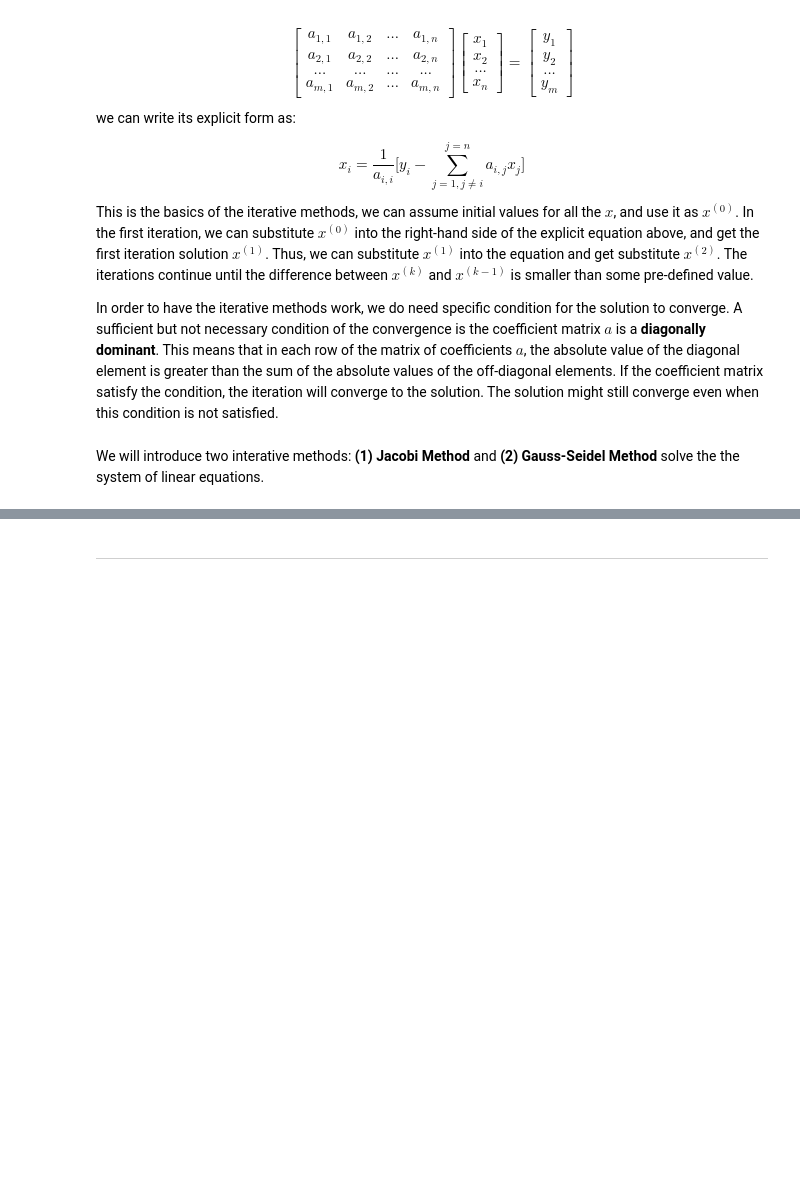
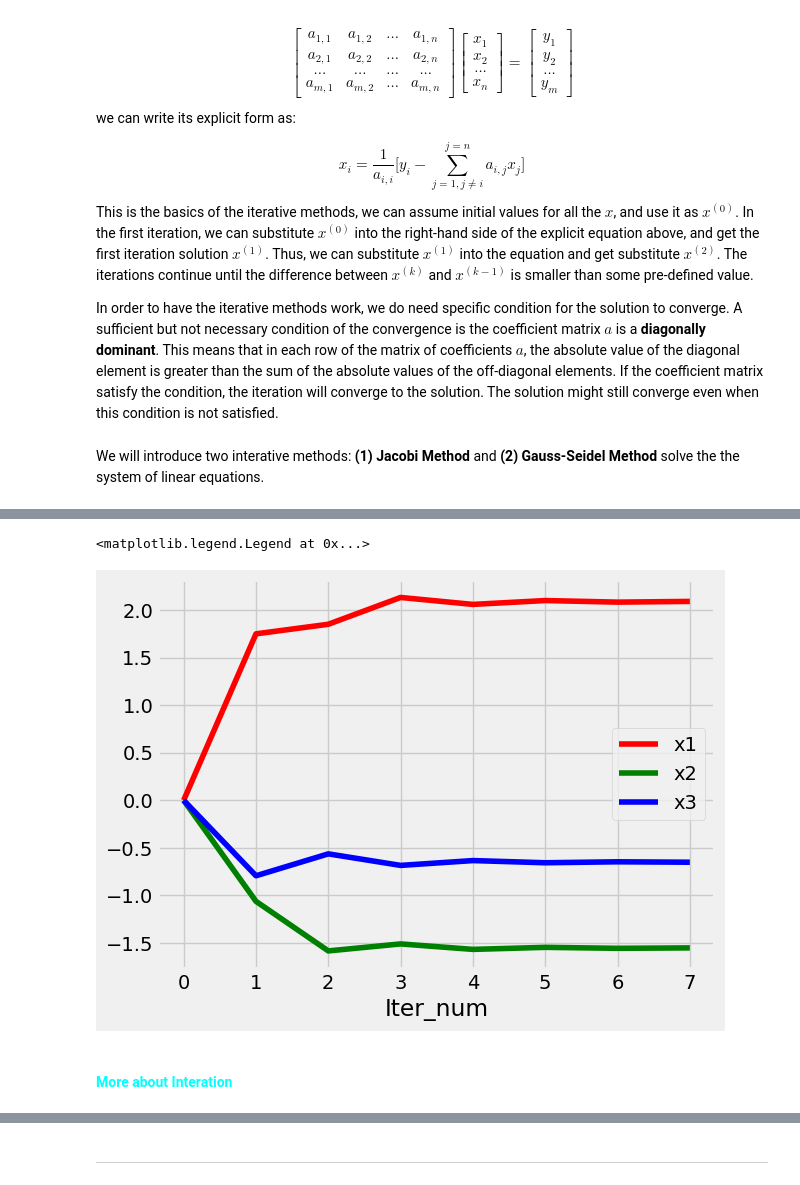
Before and after one commit to bruce88617/nycudopcs_advanced, a Jupyter notebook: Lectures/Lecture06/5_Tien_chapter14.04(2)-Solutions-to-Systems-of-Linear-Equations.ipynb, the cells around one changed output, grey strips where cells are left out. Drawn from its saved outputs; the diff is of its cells as text; code cells hidden in the pictures; blank space fills up the shorter version.

```diff
--- a/Lectures/Lecture06/5_Tien_chapter14.04(2)-Solutions-to-Systems-of-Linear-Equations.ipynb
+++ b/Lectures/Lecture06/5_Tien_chapter14.04(2)-Solutions-to-Systems-of-Linear-Equations.ipynb
@@ -376,17 +268,0 @@ def gauss_jordan_solve(A, y):
-# %%
-"""
-Example 4.19b:
-test gauss_jordan_solve(A, y),
-note type convertion
-"""
-
-import numpy as np
-A = np.array([[4, 3, -5], [-2, -4, 5], [8, 8, 0]])
-y = np.array([2, 5, -3])
-# x = gauss_jordan_solve(A, y)
-# print(x)
-
-A = A.astype(float)
-y = y.astype(float)
-x = gauss_jordan_solve(A, y)
-print(x)
@@ -632,2 +552,25 @@ Since it is guaranteed to converge, we can use (1) Jacobi (2) Gauss-Seidel metho
+# %%
+"""
+Example 6.5.4C:
+Plot state_trajectory of Iterative Gauss-Seidel Method
+"""
+import numpy as np
+import matplotlib.pyplot as plt
+
+plt.style.use('fivethirtyeight')
+fig, ax = plt.subplots()
+
+t = np.arange(iter_number+1)
+ax.plot(t, state_traj[0,t], 'r', label="x1")
+ax.plot(t, state_traj[1,t], 'g', label="x2")
+ax.plot(t, state_traj[2,t], 'b', label="x3")
+
+ax.set_xlabel("Iter_num")
+ax.legend()
+# %% [output]
+<matplotlib.legend.Legend at 0x...>
+[figure, added]
+# %% [markdown]
+#### <font color="cyan">**More about Interation**</font>
 # %%
 """
```
Also changed, not shown: parts of 40 cells of this notebook, 4 other files.
